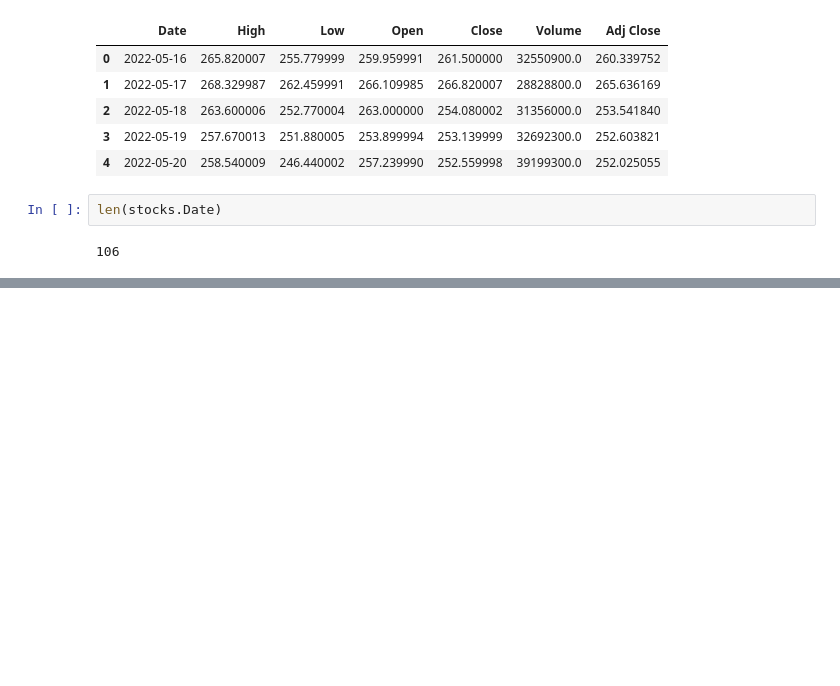
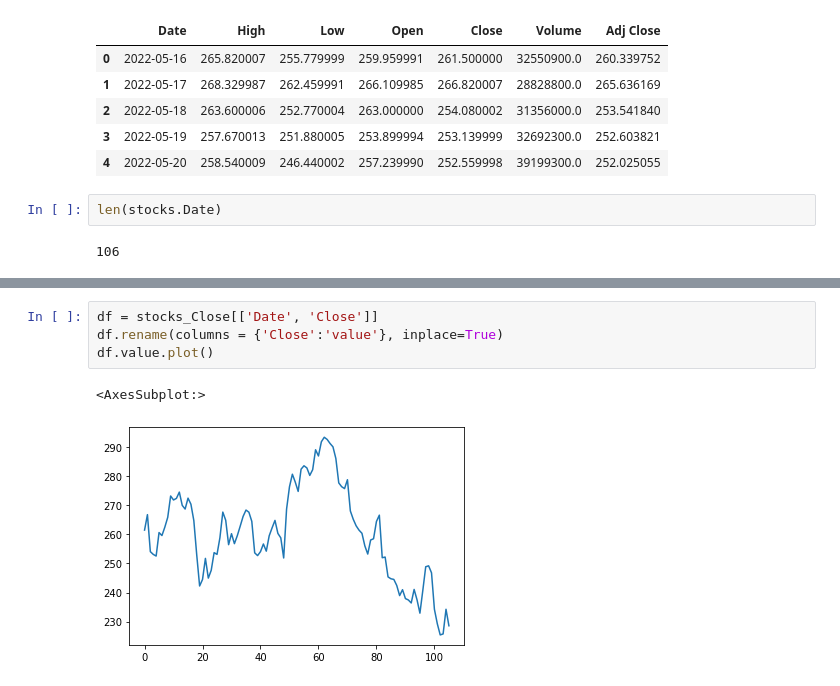
Before and after one commit to Yakushev2022/Time-series, a Jupyter notebook: Models/ARIMA/stock_ARIMA.ipynb, the cells around one changed output, grey strips where cells are left out. Saved outputs shown, nothing was run; the diff lists cells and outputs as text; blank space fills up the shorter version.

```diff
--- a/Models/ARIMA/stock_ARIMA.ipynb
+++ b/Models/ARIMA/stock_ARIMA.ipynb
@@ -51,0 +60,7 @@ len(stocks.Date)
+# %%
+df = stocks_Close[['Date', 'Close']]
+df.rename(columns = {'Close':'value'}, inplace=True)
+df.value.plot()
+# %% [output]
+<AxesSubplot:>
+[figure, added]
```
Also changed, not shown: parts of 2 cells of this notebook.
